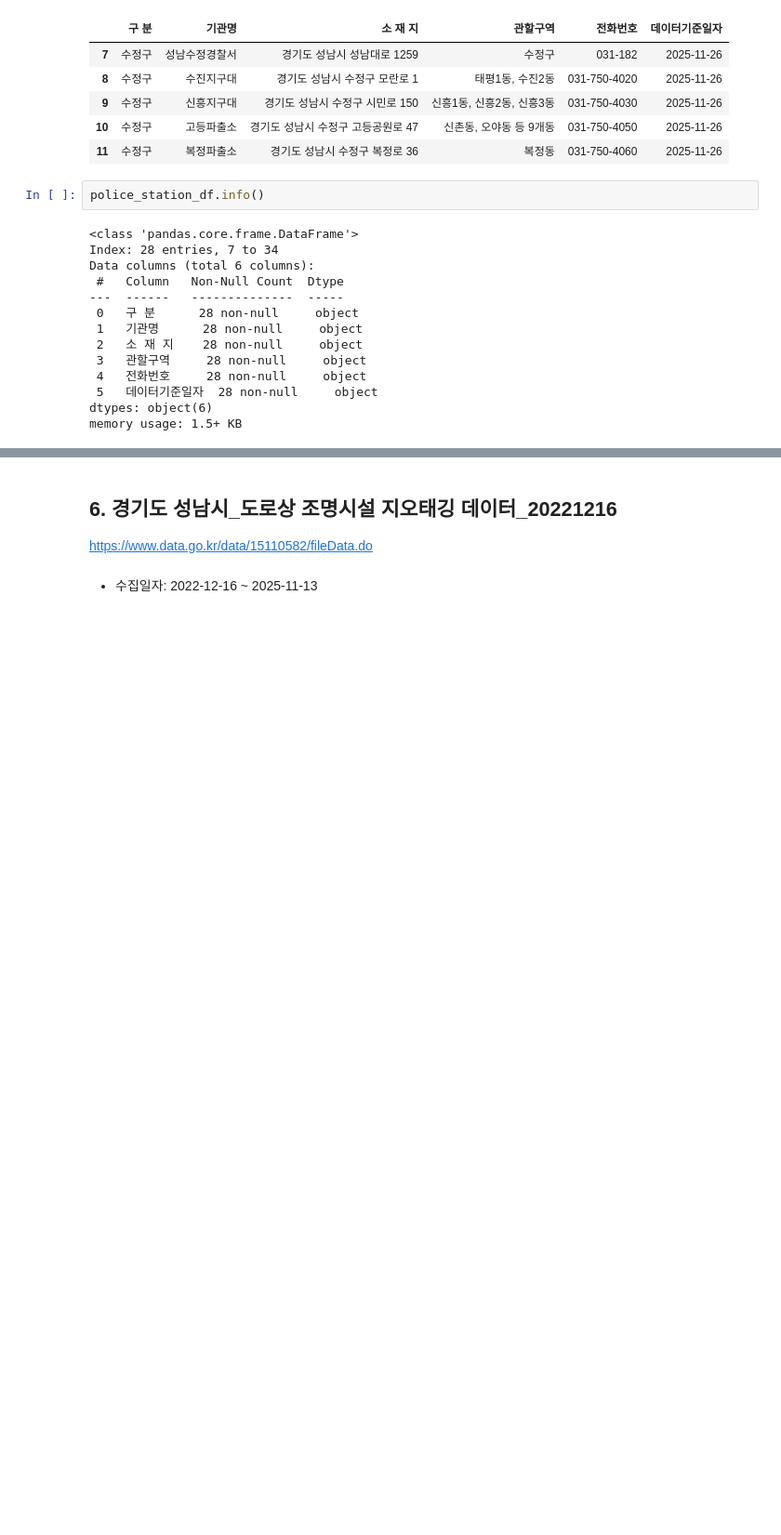
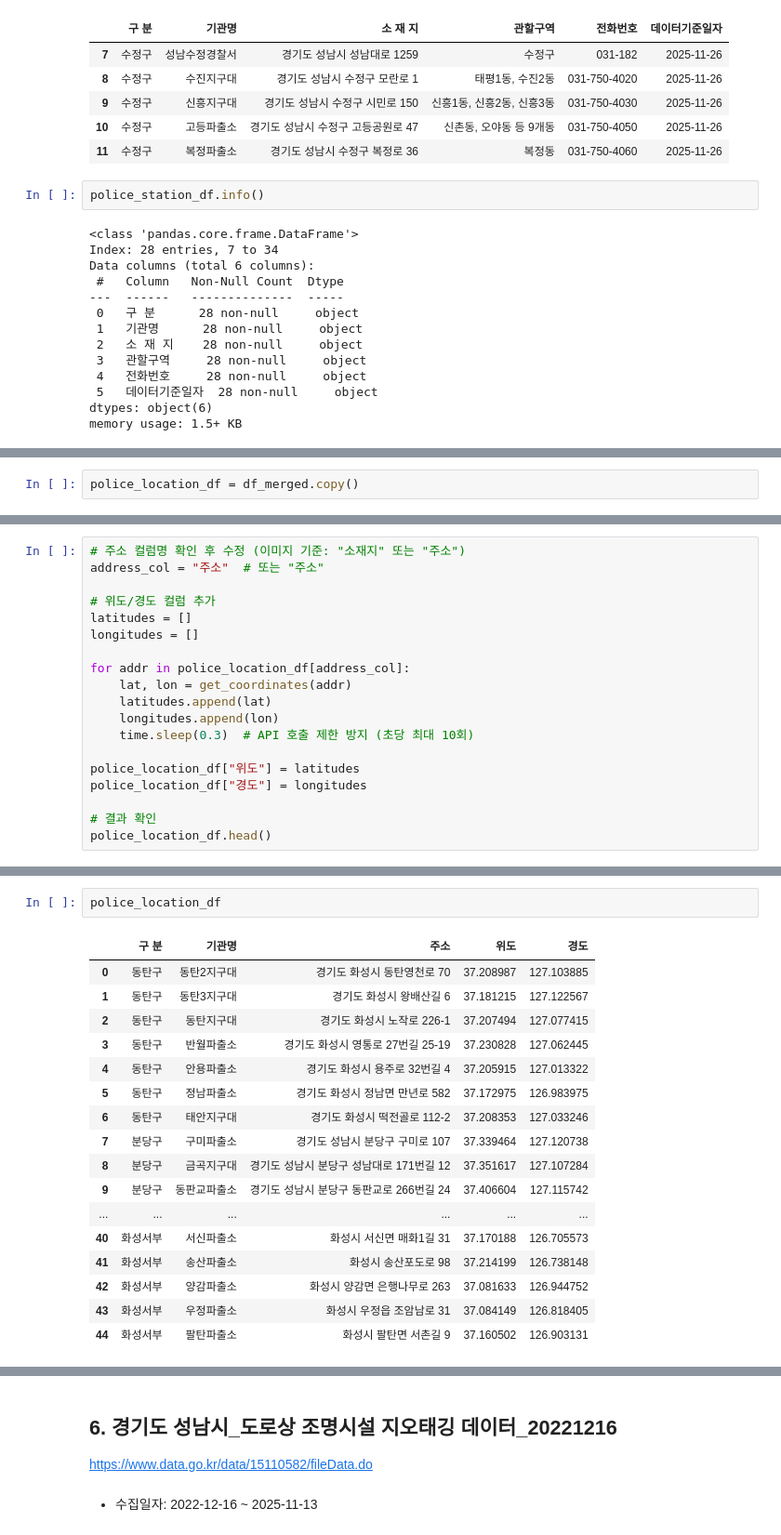
Before and after one commit to jimena1lee/1stProject_MSAI09, a Jupyter notebook: Raw-Data/외부 안전위험요소/eda_data.ipynb, the cells around one changed output, grey strips where cells are left out. Shown at 93% size. Drawn from its saved outputs; the diff is of its cells as text; blank space fills up the shorter version.

```diff
--- a/Raw-Data/외부 안전위험요소/eda_data.ipynb
+++ b/Raw-Data/외부 안전위험요소/eda_data.ipynb
@@ -504,0 +673,2 @@ memory usage: 1.5+ KB
+# %%
+police_location_df = df_merged.copy()
@@ -504,0 +719,19 @@ memory usage: 1.5+ KB
+# %%
+# 주소 컬럼명 확인 후 수정 (이미지 기준: "소재지" 또는 "주소")
+address_col = "주소"  # 또는 "주소"
+
+# 위도/경도 컬럼 추가
+latitudes = []
+longitudes = []
+
+for addr in police_location_df[address_col]:
+    lat, lon = get_coordinates(addr)
+    latitudes.append(lat)
+    longitudes.append(lon)
+    time.sleep(0.3)  # API 호출 제한 방지 (초당 최대 10회)
+
+police_location_df["위도"] = latitudes
+police_location_df["경도"] = longitudes
+
+# 결과 확인
+police_location_df.head()
@@ -504,0 +745,20 @@ memory usage: 1.5+ KB
+# %%
+police_location_df
+# %% [output]
+|  | 구 분 | 기관명 | 주소 | 위도 | 경도 |
+| 0 | 동탄구 | 동탄2지구대 | 경기도 화성시 동탄영천로 70 | 37.208987 | 127.103885 |
+| 1 | 동탄구 | 동탄3지구대 | 경기도 화성시 왕배산길 6 | 37.181215 | 127.122567 |
+| 2 | 동탄구 | 동탄지구대 | 경기도 화성시 노작로 226-1 | 37.207494 | 127.077415 |
+| 3 | 동탄구 | 반월파출소 | 경기도 화성시 영통로 27번길 25-19 | 37.230828 | 127.062445 |
+| 4 | 동탄구 | 안용파출소 | 경기도 화성시 용주로 32번길 4 | 37.205915 | 127.013322 |
+| 5 | 동탄구 | 정남파출소 | 경기도 화성시 정남면 만년로 582 | 37.172975 | 126.983975 |
+| 6 | 동탄구 | 태안지구대 | 경기도 화성시 떡전골로 112-2 | 37.208353 | 127.033246 |
+| 7 | 분당구 | 구미파출소 | 경기도 성남시 분당구 구미로 107 | 37.339464 | 127.120738 |
+| 8 | 분당구 | 금곡지구대 | 경기도 성남시 분당구 성남대로 171번길 12 | 37.351617 | 127.107284 |
+| 9 | 분당구 | 동판교파출소 | 경기도 성남시 분당구 동판교로 266번길 24 | 37.406604 | 127.115742 |
+| ... | ... | ... | ... | ... | ... |
+| 40 | 화성서부 | 서신파출소 | 화성시 서신면 매화1길 31 | 37.170188 | 126.705573 |
+| 41 | 화성서부 | 송산파출소 | 화성시 송산포도로 98 | 37.214199 | 126.738148 |
+| 42 | 화성서부 | 양감파출소 | 화성시 양감면 은행나무로 263 | 37.081633 | 126.944752 |
+| 43 | 화성서부 | 우정파출소 | 화성시 우정읍 조암남로 31 | 37.084149 | 126.818405 |
+| 44 | 화성서부 | 팔탄파출소 | 화성시 팔탄면 서촌길 9 | 37.160502 | 126.903131 |
```
Also changed, not shown: parts of 23 cells of this notebook, 3 other files.
